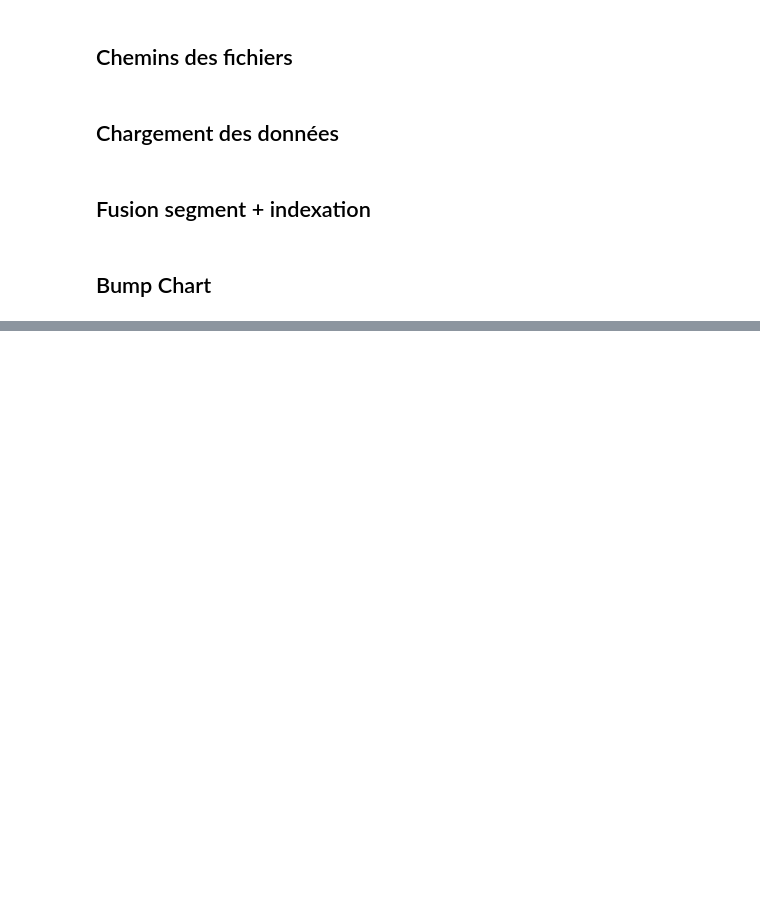
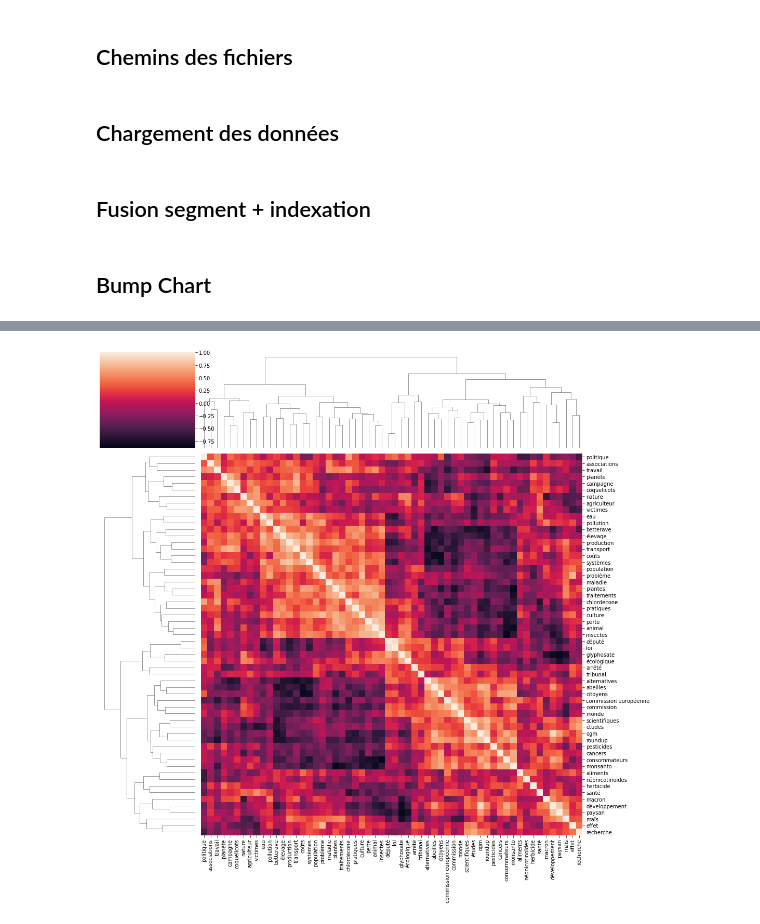
Before and after one commit to jphcoi/MADM, a Jupyter notebook: bumpchart.ipynb, the cells around one changed output, grey strips where cells are left out. Cells and saved outputs as stored; diff of their text form; code cells hidden in the pictures; blank space fills up the shorter version.

```diff
--- a/bumpchart.ipynb
+++ b/bumpchart.ipynb
@@ -118,0 +191,21 @@ bump = interactive_bump_chart(data = df, which = "term")
+# %%
+import scipy
+rho_segment, pval_segment = scipy.stats.spearmanr(t,axis=1)
+rho_terms, pval_terms = scipy.stats.spearmanr(t,axis=0)
+# %%
+from matplotlib import pyplot as plt
+#sns.clustermap(rho_terms)
+ax=sns.clustermap(rho_terms,figsize=(15,15))#,labels=range(14))
+new_labels=[]
+labels_list=list(t.columns)
+for l in ax.ax_heatmap.axes.get_xticklabels():
+    l.set_text(labels_list[int(l.get_text())])
+    new_labels.append(l)
+ax.ax_heatmap.axes.set_yticklabels(new_labels,rotation=0)
+ax.ax_heatmap.axes.set_xticklabels(new_labels,rotation = 90)
+#ax.setp(g.ax_heatmap.get_yticklabels(), rotation=0)
+#ax.set_xticklabels(ax.get_xticklabels(),rotation = 30)
+plt.tight_layout()
+plt.savefig('../images/clustermap_terms_pesticides.pdf')
+# %% [output]
+[figure, added]
```
Also changed, not shown: parts of 15 cells of this notebook.
